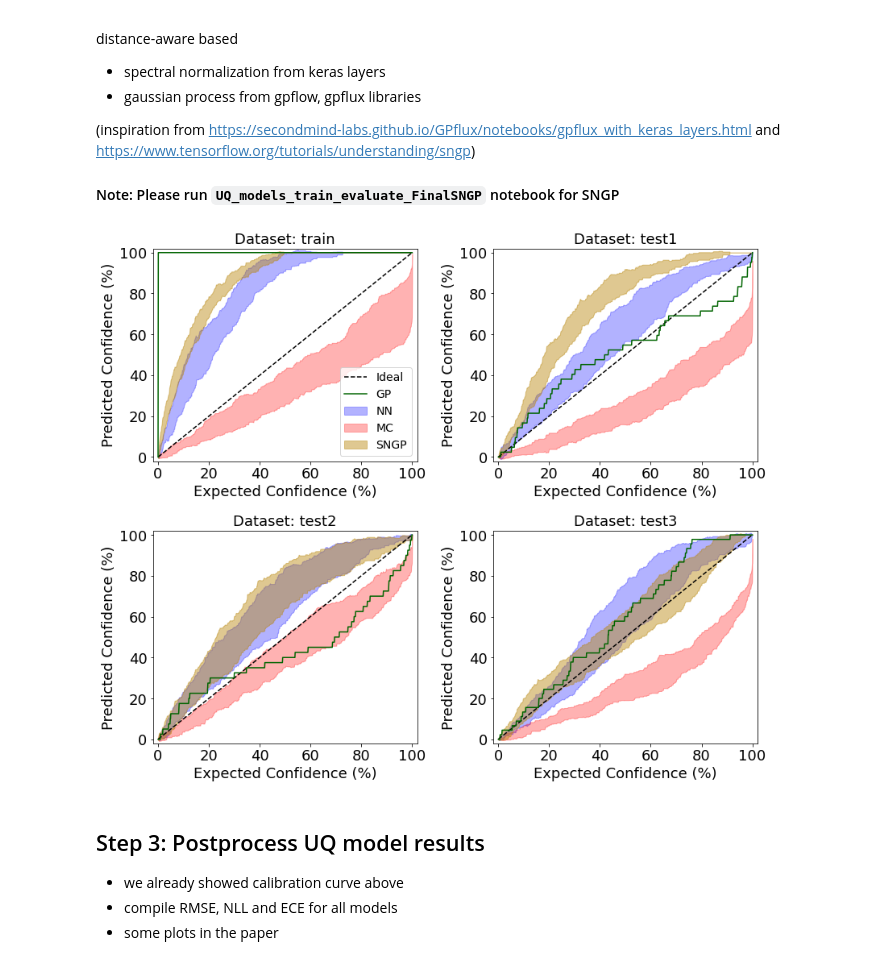
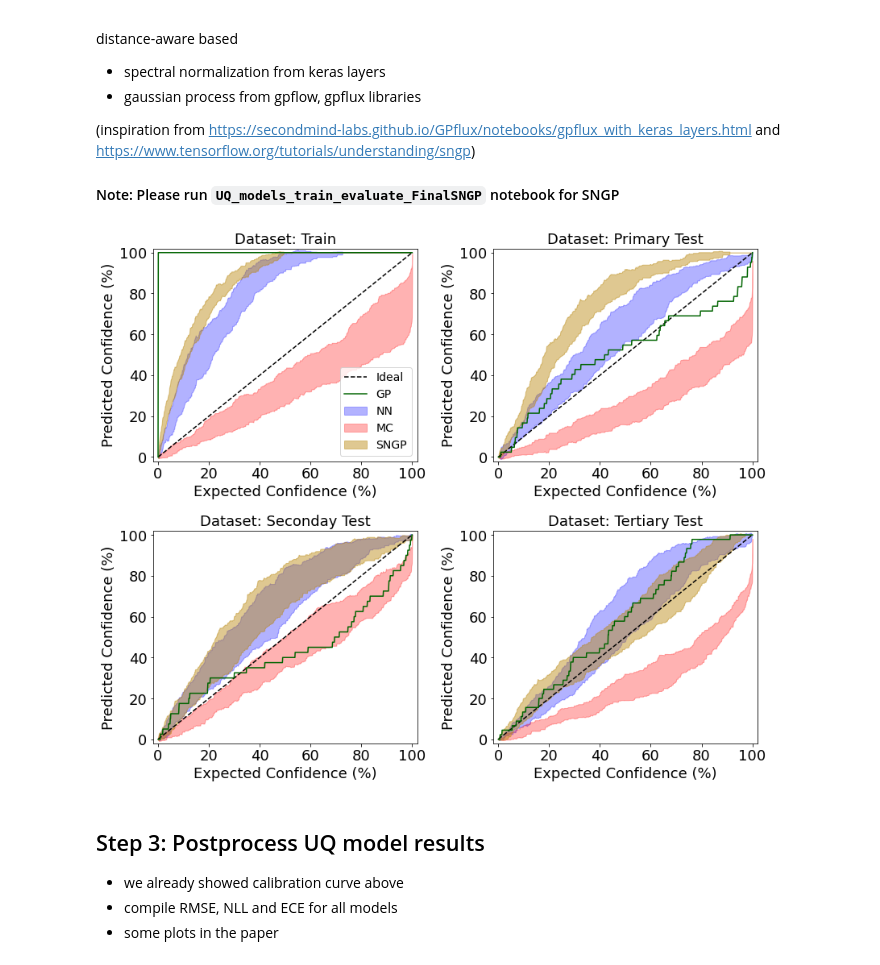
Before and after one commit to VNemani14/UQ_ML_Tutorial, a Jupyter notebook: Case_study_2/UQ_models_train_evaluate_Final-Resnet.ipynb, the cells around one changed output. Drawn from its saved outputs; the diff is of its cells as text; code cells hidden in the pictures.

```diff
--- a/Case_study_2/UQ_models_train_evaluate_Final-Resnet.ipynb
+++ b/Case_study_2/UQ_models_train_evaluate_Final-Resnet.ipynb
@@ -655,7 +670,7 @@ for myset, myax in zip(range(len(dataset)),ax.flatten()):
                 color='blue', alpha = 0.4, linestyle='None', label='Neural Network Ensemble')
 
 
-    myax.set_title("Dataset: "+ dataset[myset])
+    myax.set_title("Dataset: "+ title_dict[dataset[myset]])
     myax.set_xlabel("Expected Confidence")
     myax.set_ylabel("Predicted Confidence")
     if myset ==0:
@@ -722,6 +737,6 @@ Test3 RMSE:  139.59228121754666
 # %%
 # Obtain the RUL prediction results for multiple runs
-nensemble_size = 10 # we will later find the right ensemble size
+nensemble_size = 15 # we will later find the right ensemble size
 allresults_MCdf = pd.DataFrame()
 for myset in dataset: # train, test1, test2, test3
     exec("Xnorm =X"+myset+"_norm") # get onput
@@ -954,7 +970,7 @@ for myset, myax in zip(range(len(dataset)),ax.flatten()):
                 color='red', alpha = 0.4, linestyle='None', label='MC-Dropout')
 
 
-    myax.set_title("Dataset: "+ dataset[myset])
+    myax.set_title("Dataset: "+ title_dict[dataset[myset]])
     myax.set_xlabel("Expected Confidence")
     myax.set_ylabel("Predicted Confidence")
     if myset ==0:
@@ -1079,7 +1095,7 @@ for myset, myax in zip(range(len(dataset)),ax.flatten()):
                 color='red', alpha = 0.4, linestyle='None', label='MC-Dropout')
 
 
-    myax.set_title("Dataset: "+ dataset[myset])
+    myax.set_title("Dataset: "+ title_dict[dataset[myset]])
     myax.set_xlabel("Expected Confidence")
     myax.set_ylabel("Predicted Confidence")
     myax.set_xlim([-0.5, 100.5])
@@ -1143,35 +1159,36 @@ for myset, myax in zip(range(len(dataset)),ax.flatten()):
                                                df['SNGP_mu_eff'].values,
                                                df['SNGP_sigma_eff'].values)
         allCI_SNGP[:,myiter] = CI_SNGP
 
     myax.fill_between(exp_CI,
                 np.mean(allCI_NN, axis = 1)+np.std(allCI_NN, axis = 1),
                 np.mean(allCI_NN, axis = 1)-np.std(allCI_NN, axis = 1),
                 color='blue', alpha = 0.3, linestyle='None', label='NN')
 
     myax.fill_between(exp_CI,
                 np.mean(allCI_MC, axis = 1)+np.std(allCI_MC, axis = 1),
                 np.mean(allCI_MC, axis = 1)-np.std(allCI_MC, axis = 1),
                 color='red', alpha = 0.3, linestyle='None', label='MC')
 
     myax.fill_between(exp_CI,
                 np.mean(allCI_SNGP, axis = 1)+np.std(allCI_SNGP, axis = 1),
                 np.mean(allCI_SNGP, axis = 1)-np.std(allCI_SNGP, axis = 1),
                 color='darkgoldenrod', alpha = 0.45, linestyle='None', label='SNGP')
 
-    myax.set_title("Dataset: "+ dataset[myset], fontsize = 18)
+    myax.set_title("Dataset: "+ title_dict[dataset[myset]], fontsize = 18)
     myax.set_xlabel("Expected Confidence (%)")
     myax.set_ylabel("Predicted Confidence (%)")
     myax.set_xlim([-2,102])
     myax.set_ylim([-2,102])
     if myset == 0:
         myax.legend(loc = 'lower right', fontsize=14)
 #         myax.legend(loc='upper center', bbox_to_anchor=(1.0, -1.45), ncol=3, fancybox=True)
 
 plt.tight_layout()
 fig.savefig("figs/calibration_curves.jpg")
+fig.savefig("figs/calibration_curves.pdf")
 # %% [output]
-[figure, old version]
+[figure, new version]
 # %% [markdown]
 ## Step 3: Postprocess UQ model results
 
```
Also changed, not shown: parts of 16 cells of this notebook.
